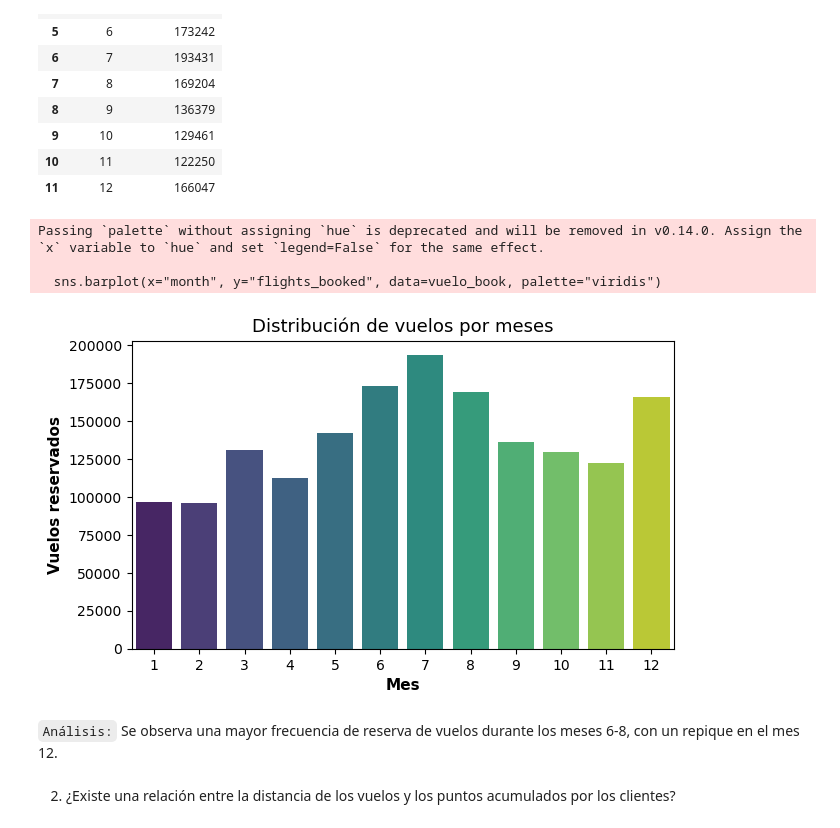
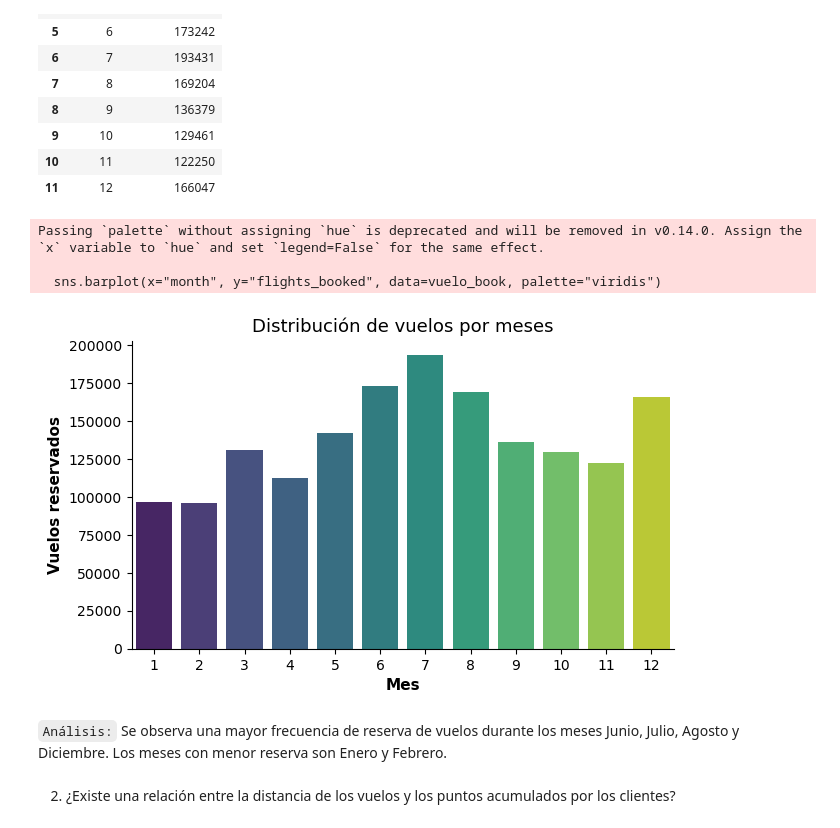
Before and after one commit to Adalab/bda-modulo-3-evaluacion-final-AndreaGonzalezG, a Jupyter notebook: Examen_mod_3_Fase2.ipynb, the cells around one changed output. Drawn from its saved outputs; the diff is of its cells as text; code cells hidden in the pictures.

```diff
--- a/Examen_mod_3_Fase2.ipynb
+++ b/Examen_mod_3_Fase2.ipynb
@@ -49,22 +49,26 @@ vuelo_book
 | 10 | 11 | 122250 |
 | 11 | 12 | 166047 |
 # %%
+# Crear la figura
 fig, ax = plt.subplots(figsize=(7, 4))
-
 sns.barplot(x="month", y="flights_booked", data=vuelo_book, palette="viridis")
 
-# Etiqueta del eje Y con ajustes de color y tamaño
+# Etiqueta del eje Y con ajustes de tamaño
 plt.ylabel('Vuelos reservados', fontsize=11, weight='bold')
 plt.xlabel('Mes', fontsize=11, weight='bold')
+ax.spines['top'].set_visible(False)     # Ocultar línea superior
+ax.spines['right'].set_visible(False)   # Ocultar línea derecha
+
+#Titulo
 plt.title("Distribución de vuelos por meses", fontsize = 13);
 # %% [output]
 Passing `palette` without assigning `hue` is deprecated and will be removed in v0.14.0. Assign the `x` variable to `hue` and set `legend=False` for the same effect.
 
   sns.barplot(x="month", y="flights_booked", data=vuelo_book, palette="viridis")
-[figure, old version]
+[figure, new version]
 # %% [markdown]
 `Análisis:`
-Se observa una mayor frecuencia de reserva de vuelos durante los meses 6-8, con un repique en el mes 12.
+Se observa una mayor frecuencia de reserva de vuelos durante los meses Junio, Julio, Agosto y Diciembre. Los meses con menor reserva son Enero y Febrero.
 # %% [markdown]
 2. ¿Existe una relación entre la distancia de los vuelos y los puntos acumulados por los clientes?
 # %%
```
Also changed, not shown: parts of 12 cells of this notebook.
